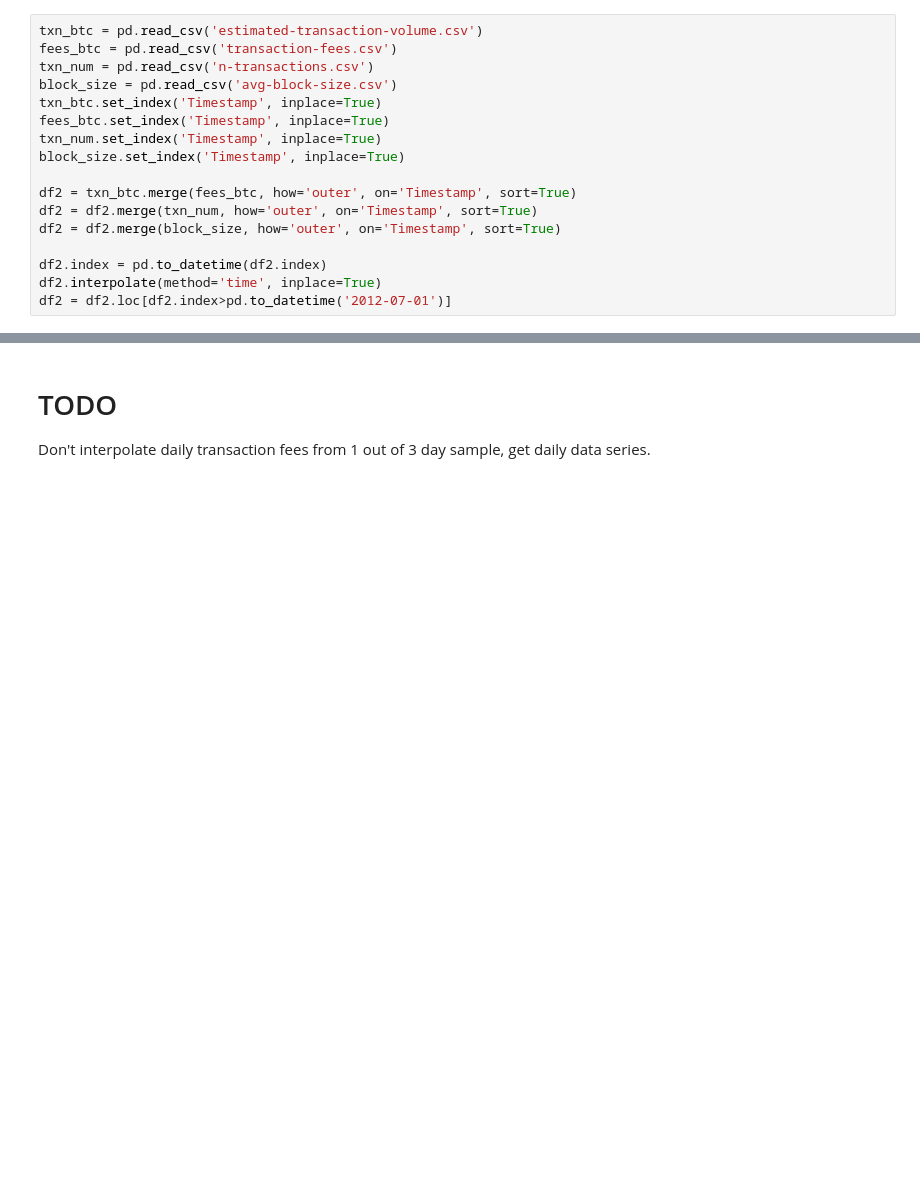
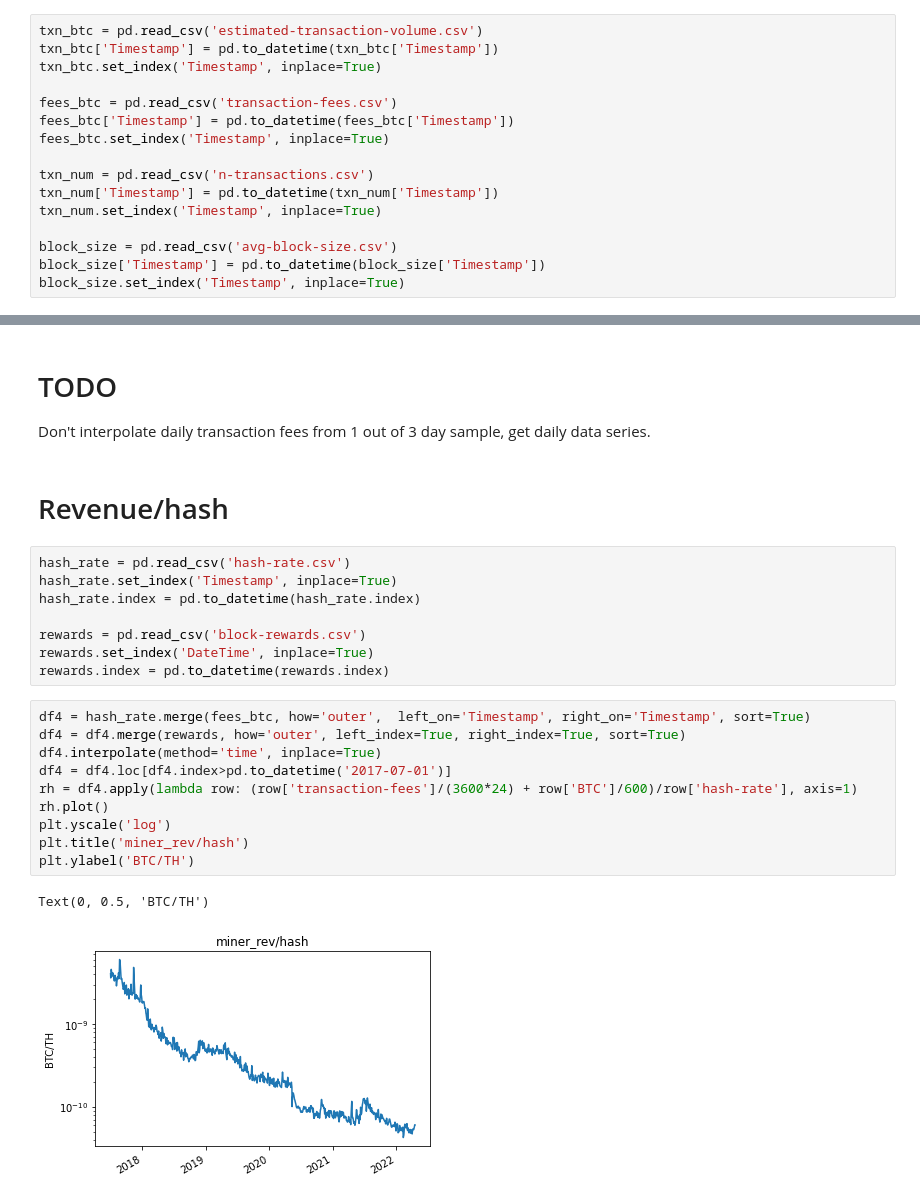
Before and after one commit to QRB-Labs/qrb, a Jupyter notebook: analysis/mining_dynamics.ipynb, the cells around one changed output, grey strips where cells are left out. Cells and saved outputs as stored; diff of their text form; blank space fills up the shorter version.

Commit message:
revenue/hash

```diff
--- a/analysis/mining_dynamics.ipynb
+++ b/analysis/mining_dynamics.ipynb
@@ -73,19 +73,18 @@ Text(0.5, 1.0, 'fees/miner_rev')
 # Fees as congestion price
 # %%
 txn_btc = pd.read_csv('estimated-transaction-volume.csv')
+txn_btc['Timestamp'] = pd.to_datetime(txn_btc['Timestamp'])
+txn_btc.set_index('Timestamp', inplace=True)
+
 fees_btc = pd.read_csv('transaction-fees.csv')
+fees_btc['Timestamp'] = pd.to_datetime(fees_btc['Timestamp'])
+fees_btc.set_index('Timestamp', inplace=True)
+
 txn_num = pd.read_csv('n-transactions.csv')
+txn_num['Timestamp'] = pd.to_datetime(txn_num['Timestamp'])
+txn_num.set_index('Timestamp', inplace=True)
+
 block_size = pd.read_csv('avg-block-size.csv')
-txn_btc.set_index('Timestamp', inplace=True)
-fees_btc.set_index('Timestamp', inplace=True)
-txn_num.set_index('Timestamp', inplace=True)
+block_size['Timestamp'] = pd.to_datetime(block_size['Timestamp'])
 block_size.set_index('Timestamp', inplace=True)
-
-df2 = txn_btc.merge(fees_btc, how='outer', on='Timestamp', sort=True)
-df2 = df2.merge(txn_num, how='outer', on='Timestamp', sort=True)
-df2 = df2.merge(block_size, how='outer', on='Timestamp', sort=True)
-
-df2.index = pd.to_datetime(df2.index)
-df2.interpolate(method='time', inplace=True)
-df2 = df2.loc[df2.index>pd.to_datetime('2012-07-01')]
 # %%
@@ -128,3 +132,26 @@ Text(0.5, 0, 'Mempool size (Bytes)')
 # %% [markdown]
 # TODO
 Don't interpolate daily transaction fees from 1 out of 3 day sample, get daily data series.
+# %% [markdown]
+# Revenue/hash
+# %%
+hash_rate = pd.read_csv('hash-rate.csv')
+hash_rate.set_index('Timestamp', inplace=True)
+hash_rate.index = pd.to_datetime(hash_rate.index)
+
+rewards = pd.read_csv('block-rewards.csv')
+rewards.set_index('DateTime', inplace=True)
+rewards.index = pd.to_datetime(rewards.index)
+# %%
+df4 = hash_rate.merge(fees_btc, how='outer',  left_on='Timestamp', right_on='Timestamp', sort=True)
+df4 = df4.merge(rewards, how='outer', left_index=True, right_index=True, sort=True)
+df4.interpolate(method='time', inplace=True)
+df4 = df4.loc[df4.index>pd.to_datetime('2017-07-01')]
+rh = df4.apply(lambda row: (row['transaction-fees']/(3600*24) + row['BTC']/600)/row['hash-rate'], axis=1)
+rh.plot()
+plt.yscale('log')
+plt.title('miner_rev/hash')
+plt.ylabel('BTC/TH')
+# %% [output]
+Text(0, 0.5, 'BTC/TH')
+[figure, added]
```
Also changed, not shown: parts of 2 cells of this notebook.
